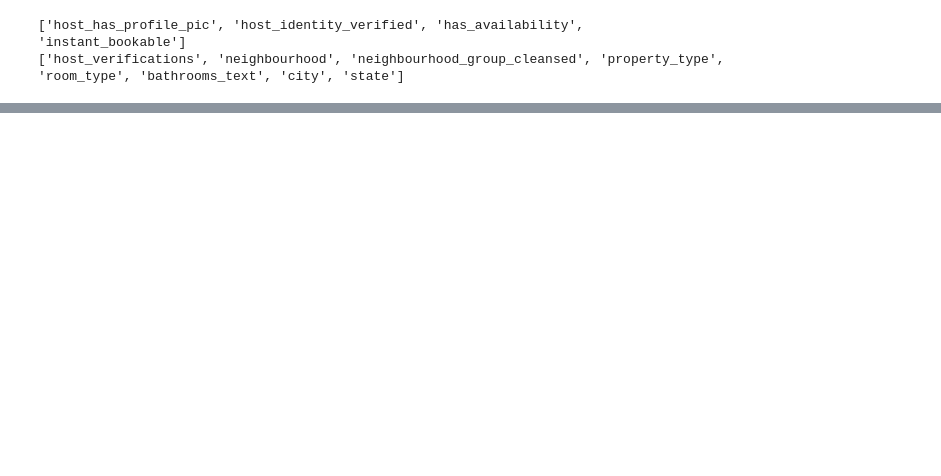
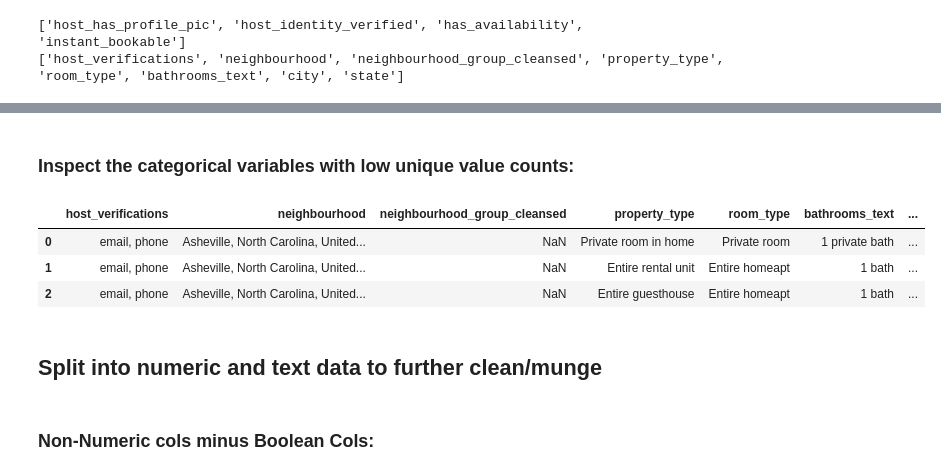
Before and after one commit to clairesarraille/airbnb_price_prediction, a Jupyter notebook: 01_Colab.ipynb, the cells around one changed output, grey strips where cells are left out. Saved outputs shown, nothing was run; the diff lists cells and outputs as text; code cells hidden in the pictures; blank space fills up the shorter version.

```diff
--- a/01_Colab.ipynb
+++ b/01_Colab.ipynb
@@ -198,3 +202,6 @@ print(categorical_cols)
 # %% [output]
 ['host_has_profile_pic', 'host_identity_verified', 'has_availability', 'instant_bookable']
 ['host_verifications', 'neighbourhood', 'neighbourhood_group_cleansed', 'property_type', 'room_type', 'bathrooms_text', 'city', 'state']
+# %%
+bool_df = df[boolean_cols]
+cat_low_nunique_df = df[categorical_cols]
@@ -200,0 +233,13 @@ print(categorical_cols)
+# %% [markdown]
+### Inspect the categorical variables with low unique value counts:
+# %%
+cat_low_nunique_df.head(3)
+# %% [output]
+|  | host_verifications | neighbourhood | neighbourhood_group_cleansed | property_type | room_type | bathrooms_text | ... |
+| 0 | email, phone | Asheville, North Carolina, United... | NaN | Private room in home | Private room | 1 private bath | ... |
+| 1 | email, phone | Asheville, North Carolina, United... | NaN | Entire rental unit | Entire homeapt | 1 bath | ... |
+| 2 | email, phone | Asheville, North Carolina, United... | NaN | Entire guesthouse | Entire homeapt | 1 bath | ... |
+# %% [markdown]
+## Split into numeric and text data to further clean/munge
+# %% [markdown]
+### Non-Numeric cols minus Boolean Cols:
```
Also changed, not shown: parts of 22 cells of this notebook.
